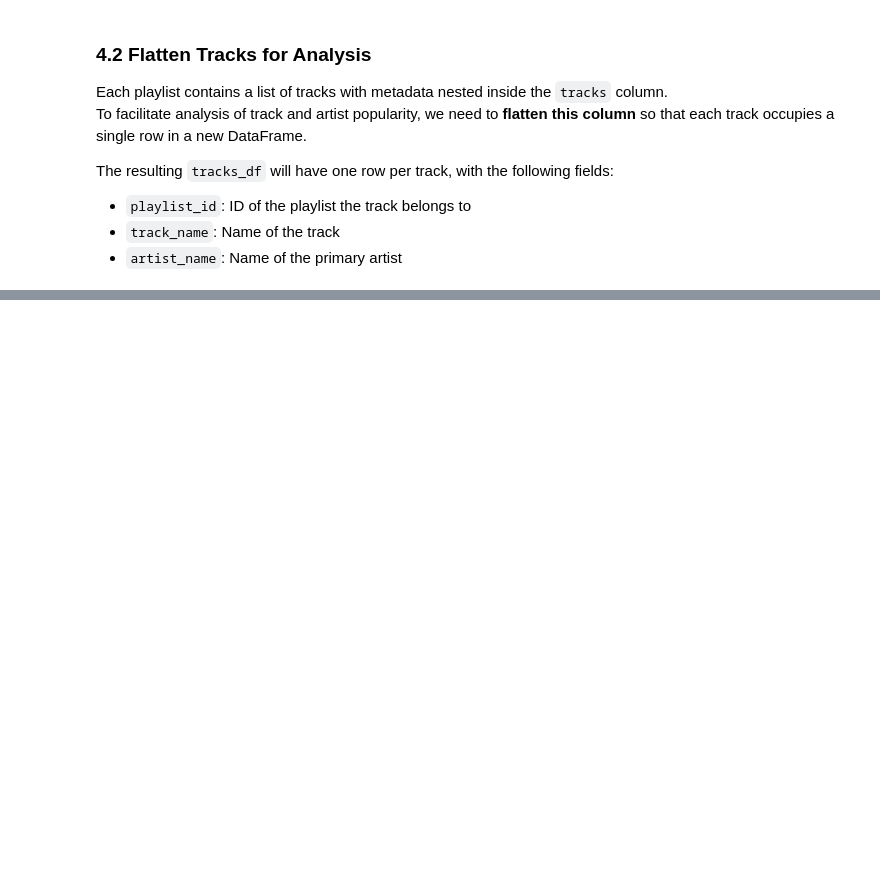
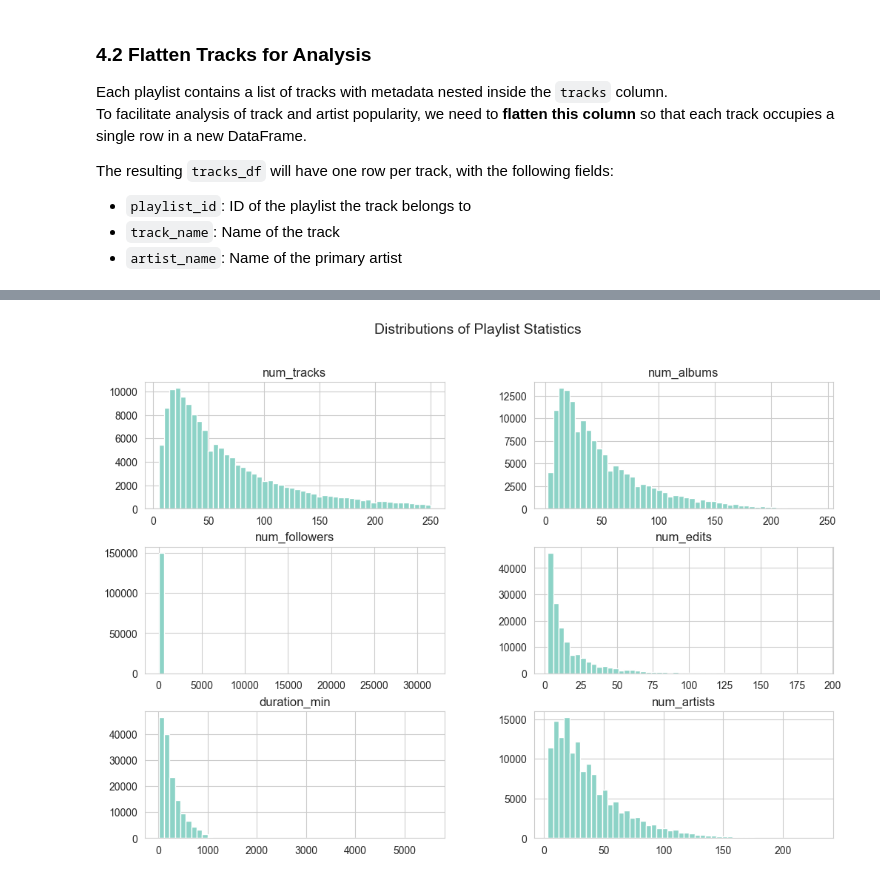
Before and after one commit to MVasquez95/Spotify-Recommender-System, a Jupyter notebook: notebooks/01_EDA.ipynb, the cells around one changed output, grey strips where cells are left out. Drawn from its saved outputs; the diff is of its cells as text; code cells hidden in the pictures; blank space fills up the shorter version.

```diff
--- a/notebooks/01_EDA.ipynb
+++ b/notebooks/01_EDA.ipynb
@@ -163,0 +138,11 @@ for col in ['num_followers','num_edits']:
+# %%
+df['duration_min'] = df['duration_ms'] / 60000  # convert ms → minutes
+numeric_cols = ['num_tracks','num_albums','num_followers','num_edits','duration_min','num_artists']
+
+df[numeric_cols].describe()
+
+df[numeric_cols].hist(bins=50, figsize=(12,8))
+plt.suptitle("Distributions of Playlist Statistics", fontsize=14)
+plt.show()
+# %% [output]
+[figure, added]
```
Also changed, not shown: parts of 29 cells of this notebook.
